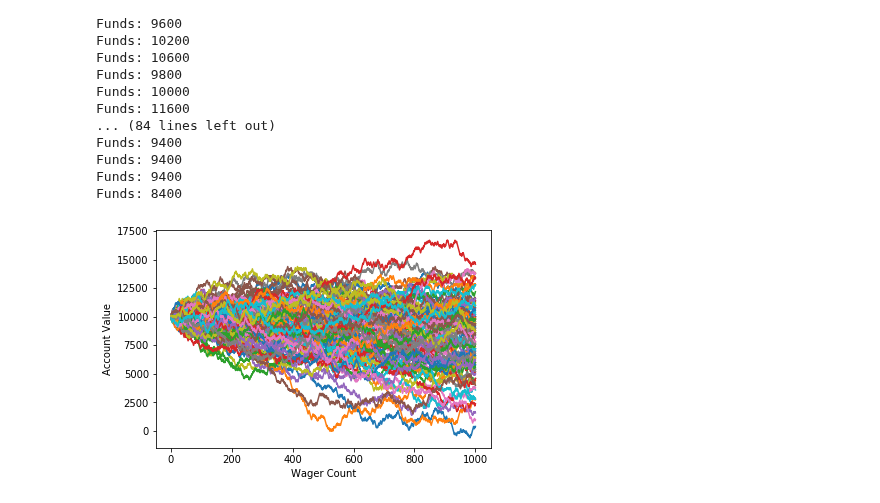
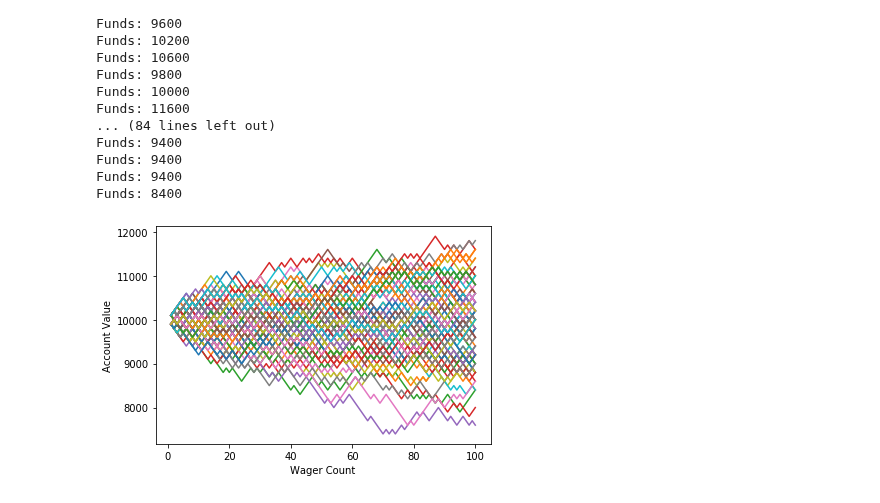
Before and after one commit to Wetpaint3/Blogs, a Jupyter notebook: Monte_Carlo_Simulations2.ipynb, the cells around one changed output. Saved outputs shown, nothing was run; the diff lists cells and outputs as text; code cells hidden in the pictures.

```diff
--- a/Monte_Carlo_Simulations2.ipynb
+++ b/Monte_Carlo_Simulations2.ipynb
@@ -196,35 +196,36 @@ def simple_bettor(funds,initial_wager,wager_count):
             value += wager
             # append #
             wX.append(currentWager)
             vY.append(value)
 
         else:
             value -= wager
             # append #
             wX.append(currentWager)
             vY.append(value)
 
         currentWager += 1
 
     #print 'Funds:', value
 
     plt.plot(wX,vY)
 
 
 
 x = 0
 
 # start this off @ 1, then add, and increase 50 to 500, then 1000
 while x < 100:
-    simple_bettor(10000,100,1000)
+    simple_bettor(10000,100,100)
     x += 1
 
 
 plt.ylabel('Account Value')
 plt.xlabel('Wager Count')
+plt.savefig('Thousand_trails')
 plt.show()
 # %% [output]
-[figure, old version]
+[figure, new version]
 # %%
 import random
 import matplotlib
```
Also changed, not shown: parts of 1 cell of this notebook.
